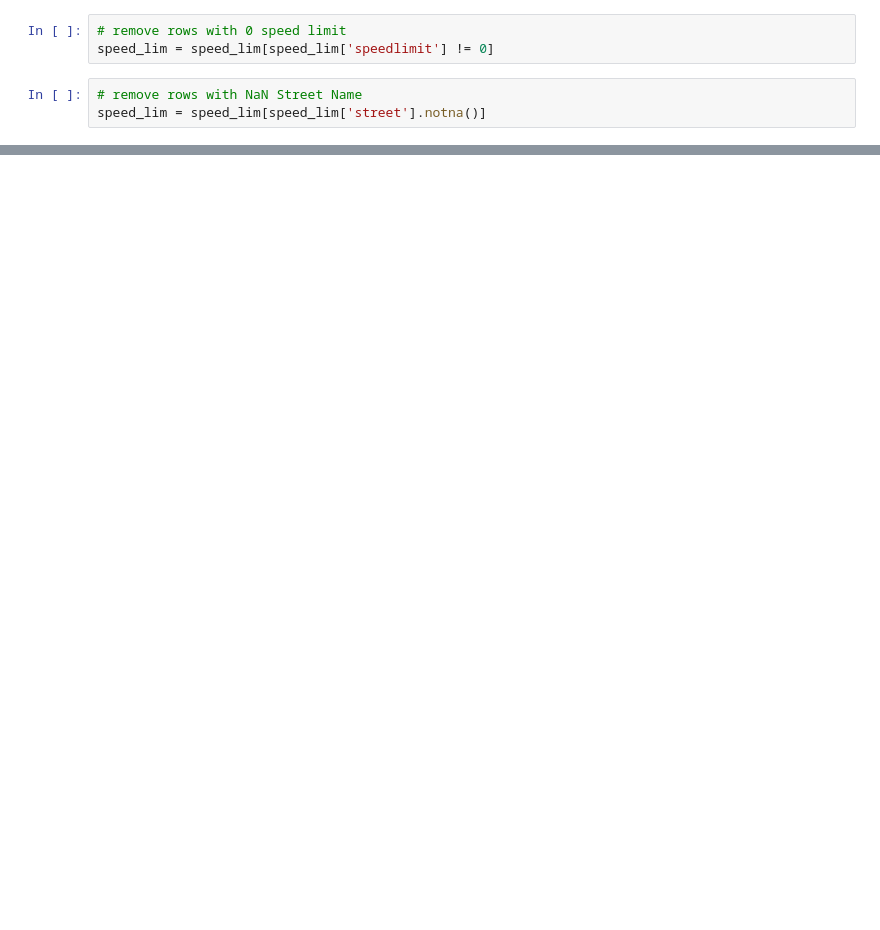
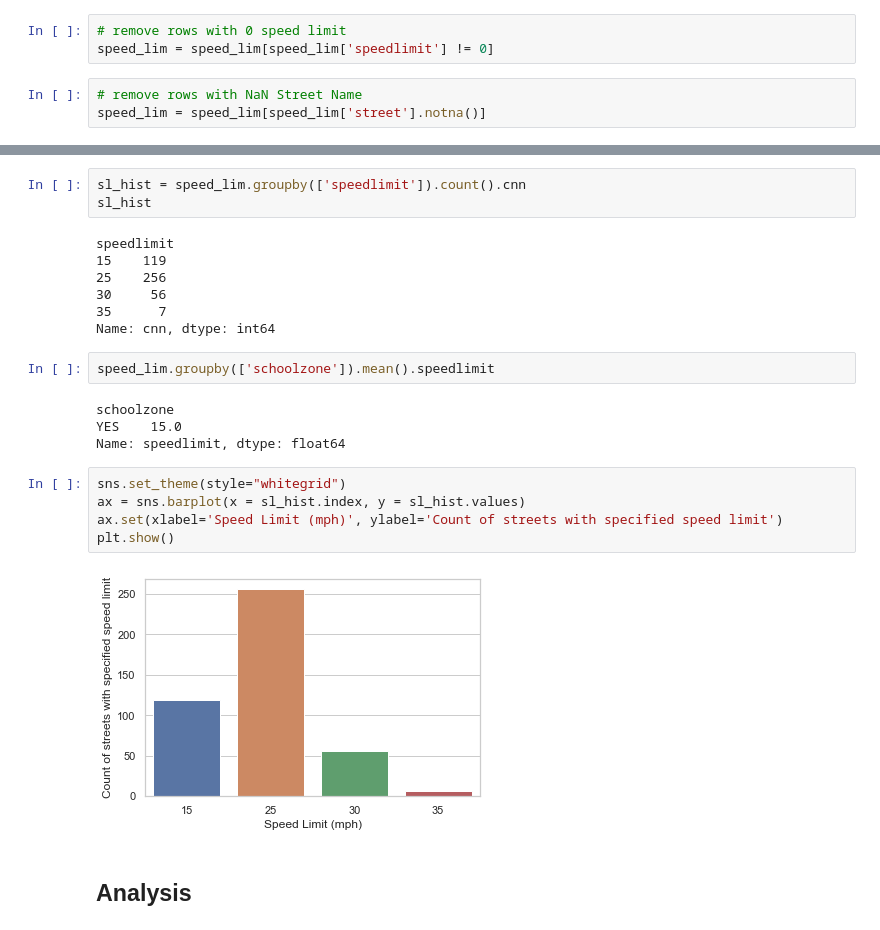
Before and after one commit to hua-mike/cp255-project, a Jupyter notebook: cp255-project-nb.ipynb, the cells around one changed output, grey strips where cells are left out. Cells and saved outputs as stored; diff of their text form; blank space fills up the shorter version.

```diff
--- a/cp255-project-nb.ipynb
+++ b/cp255-project-nb.ipynb
@@ -141,0 +152,25 @@ AttributeError: 'bytes' object has no attribute 'get'
+# %%
+sl_hist = speed_lim.groupby(['speedlimit']).count().cnn
+sl_hist
+# %% [output]
+speedlimit
+15    119
+25    256
+30     56
+35      7
+Name: cnn, dtype: int64
+# %%
+speed_lim.groupby(['schoolzone']).mean().speedlimit
+# %% [output]
+schoolzone
+YES    15.0
+Name: speedlimit, dtype: float64
+# %%
+sns.set_theme(style="whitegrid")
+ax = sns.barplot(x = sl_hist.index, y = sl_hist.values)
+ax.set(xlabel='Speed Limit (mph)', ylabel='Count of streets with specified speed limit')
+plt.show()
+# %% [output]
+[figure, added]
+# %% [markdown]
+## Analysis
```
Also changed, not shown: parts of 13 cells of this notebook.
